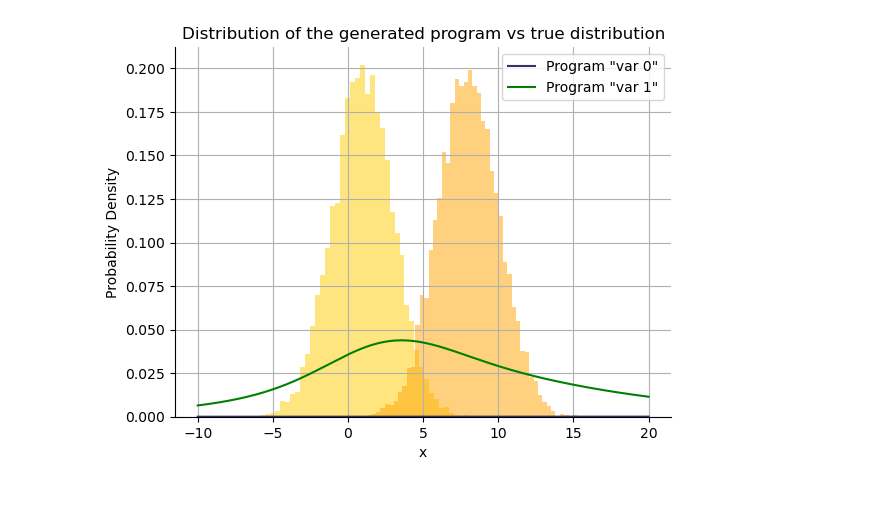
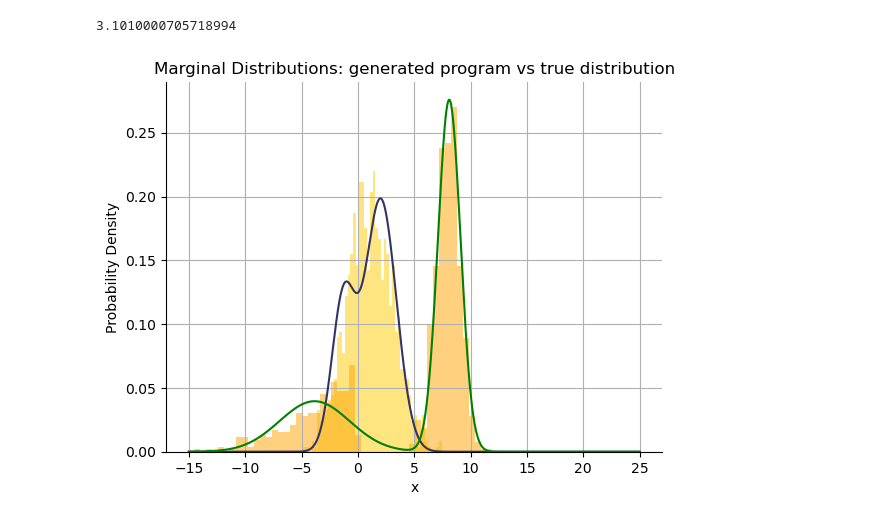
Before and after one commit to r-doz/Evolutionary-PP-Synthesis, a Jupyter notebook: SOGA-main/src/Tutorial.ipynb, the cells around one changed output. Saved outputs shown, nothing was run; the diff lists cells and outputs as text; code cells hidden in the pictures.

```diff
--- a/SOGA-main/src/Tutorial.ipynb
+++ b/SOGA-main/src/Tutorial.ipynb
@@ -75,10 +88,32 @@ data = [[np.random.normal(1, 2), np.random.normal(8, 2)] for _ in range(10000)]
 # %%
-text_baseline = 'a = gm([1, 1, 2]);b = gm([1, 8, 2]);'
-#text= 'b = gm([3, 4.3, 6])  - 3  * a;\na = gm([2.2, 1, 2.6]);'
-text = 'a = 8 * uniform([7.000000, 8.800000], 1);\nb = gm([0.264706, 0.735294, 1], [5, 1, 1.4], [1, 8.0, 9.0]) * uniform([2.000000, 9.200000], 6);'
+#EXPERIMENT 1
+#text_baseline = 'a = gm([1, 1, 2]);b = gm([1, 8, 2]);'
+#text= 'a = uniform([-3, 3], 1);b = uniform([7, 2], 1);'
+#text = 'a = gm([1, 1, 2]);b = gm([1, 8, 2]);'
+#text = 'a = 8 * uniform([7.000000, 8.800000], 1);\nb = gm([0.264706, 0.735294, 1], [5, 1, 1.4], [1, 8.0, 9.0]) * uniform([2.000000, 9.200000], 6);'
+#text = 'b = 6  * e + uniform([3, 7], 1);\nc = 4 * 7;\nc = 5 * gm([0, 6.0, 6], [4, 5, 0]);\nd = 3 - 9;\na = gm([5.7, 0, 0.5]) * gm([8.4, 1.1, 4]);'
+#text = 'b = gm([1, 9, 2], [0, 6, 4.5])  - c;\na = gm([6, 1, 2.0]);'
+#EXPERIMENT 2
+#text = ' a = uniform([5, 7], 1)  - 7;\nb = 1 * gm([9, 8.4, 2], [7, 0, 6]);'
+#text = 'a = 9  * a + uniform([0, 7], 1);\nb = gm([8.4, 4.3, 8], [8.1, 9.9, 7])  - 1;'
+#text = 'b = e + gm([0.4, 8.8, 1.4], [6, 6.6, 6.4]);\na = gm([1.0, 0.3, 8.0], [3, 5, 1.5]) * uniform([0, 1], 4);'
+#text = 'a = uniform([0, 5.1], 1); \nb = 1 * gm([2, 0, 6.3], [2.8, 8, 0.9]);'
+
+#EXPERIMENT 2 HOLES
+#text= 'a = gm([4.0, 1.5, 2.3]) ; \nb = gm([2.5, 0, 9], [5.2, 7.1, 2]);\nif a < 0 {\n    b = uniform([0, 1], 3)  - gm([9.8, 5, 6], [4, 4, 1.0]); \n} else { \n   e = gm([0.9, 5, 6], [3.4, 5, 5], [4.7, 2, 1.6]) * uniform([5, 9.4], 1); \n} end if;'
+text = 'a = gm([6.1, 1, 2]) ; \nb = gm([6.8, 8.1, 1.0]); \nif a < 0 { \n   e = 9  * d + 4  * c;\n   b = 3 * a; \n} else { \n   c = c * b; \n} end if;'
+text_baseline = 'a = gm([1, 1, 2]);\nif a < 0 {\n  b = 3*a;\n} else{ \n  b = gm([1, 8, 1]);\n} end if;'
 text_baseline = preprocess_program(text_baseline)
 text = preprocess_program(text)
+#print(text)
 print(text)
 compiledText=compile2SOGA_text(text)
 compiledText_baseline=compile2SOGA_text(text_baseline)
+
+cfg = produce_cfg_text(compiledText)
+cfg_baseline = produce_cfg_text(compiledText_baseline)
+
+
+output_dist = start_SOGA(cfg)
+output_dist_baseline = start_SOGA(cfg_baseline)
 # %% [output]
@@ -151,31 +297,36 @@ array([91.21824   , 13.90358871])
+# %%
+l2[0].item()
+# %% [output]
+3.1010000705718994
 # %%
 import matplotlib.pyplot as plt
 from scipy.stats import uniform
 
 # Define the range for the uniform distribution
-x = np.linspace(-10, 20, 1000)
+x = np.linspace(-15, 25, 1000)
 y_0 = [output_dist.gm.marg_pdf(xi,0) for xi in x]
 y_1 = [output_dist.gm.marg_pdf(xi,1) for xi in x]
 
 fig, ax = plt.subplots()
 
 
 ax.plot(x,y_0, label='Program "var 0"', color = '#333366')
 ax.plot(x,y_1, label='Program "var 1"', color = 'green')
 
 ax.hist([pair[0] for pair in data], bins=50, density=True, alpha=0.5, color = '#FFCC00')
 ax.hist([pair[1] for pair in data], bins=50, density=True, alpha=0.5, color = 'orange')
-ax.set_title("Distribution of the generated program vs true distribution")
+ax.set_title("Marginal Distributions: generated program vs true distribution")
+#ax.set_title("Uniform Distribution (approximation with many components)")
 ax.set_xlabel("x")
 ax.set_ylabel("Probability Density")
 
 # Remove the upper and right borders
 ax.spines['right'].set_visible(False)
 ax.spines['top'].set_visible(False)
 
 # Add grid, legend and show the plot
 ax.grid(True)
-ax.legend()
+#ax.legend()
 plt.show()
 # %% [output]
-[figure, old version]
+[figure, new version]
```
Also changed, not shown: parts of 9 cells of this notebook, 4 other files.
